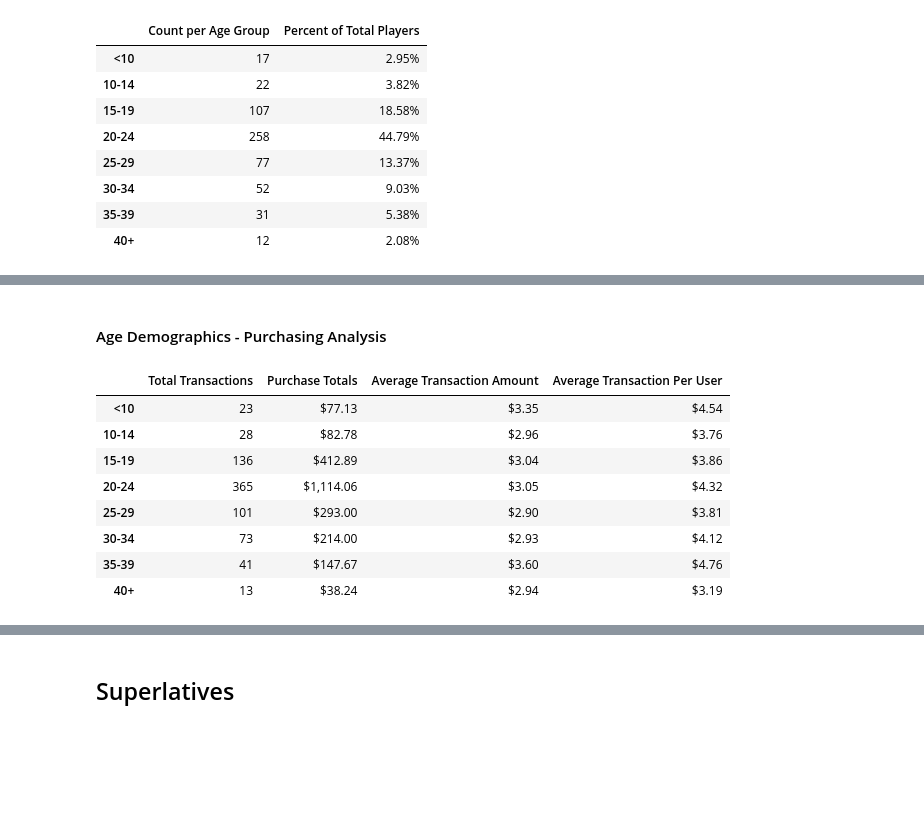
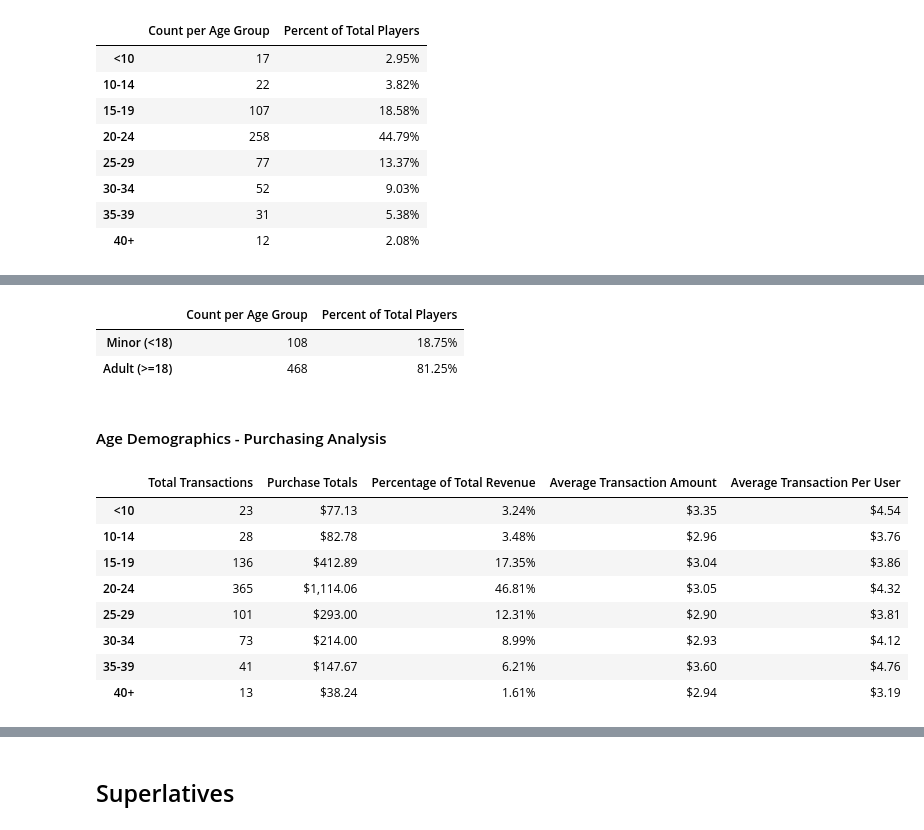
Before and after one commit to abaker178/pandas-challenge, a Jupyter notebook: HeroesOfPymoli/heroes-of-pymoli.ipynb, the cells around one changed output, grey strips where cells are left out. Saved outputs shown, nothing was run; the diff lists cells and outputs as text; code cells hidden in the pictures; blank space fills up the shorter version.

```diff
--- a/HeroesOfPymoli/heroes-of-pymoli.ipynb
+++ b/HeroesOfPymoli/heroes-of-pymoli.ipynb
@@ -151,3 +182,11 @@ age_overview_df
+# %%
+# The percent of the total players by Age
+age_minoradult_df["Percent of Total Players"] = [formatAsPercent(x) for x in age_minoradult_df["Count per Age Group"]/buyer_count]
+age_minoradult_df
+# %% [output]
+|  | Count per Age Group | Percent of Total Players |
+| Minor (<18) | 108 | 18.75% |
+| Adult (>=18) | 468 | 81.25% |
 # %% [markdown]
 #### Age Demographics - Purchasing Analysis
 # %%
@@ -165,24 +204,30 @@ age_purchase_df = age_purchase_df.rename(columns={"Age Range": "Total Transactio
 age_purchase_df = age_purchase_df.sort_index()
 # %%
 # Total Purchase Value
-total_purchase = [age_purchase_raw_df.loc[age_purchase_raw_df["Age Range"] == x, :]["Price"].sum() for x in bin_labels]
-age_purchase_df["Purchase Totals"] = ["${:,.2f}".format(x) for x in total_purchase]
+total_purchases = [age_purchase_raw_df.loc[age_purchase_raw_df["Age Range"] == x, :]["Price"].sum() for x in bin_labels]
 # %%
 # Average Purchase Price
 avg_trans = [age_purchase_raw_df.loc[age_purchase_raw_df["Age Range"] == x, :]["Price"].mean() for x in bin_labels]
-age_purchase_df["Average Transaction Amount"] = ["${:,.2f}".format(x) for x in avg_trans]
+# %%
+# Percentage of Total Revenue
+perc_rev = [x/total_revenue for x in total_purchases]
 # %%
 # Average Purchase Total per Person
-avg_per_person = [a/b for a,b in zip(total_purchase, age_overview_df["Count per Age Group"])]
-age_purchase_df["Average Transaction Per User"] = ["${:,.2f}".format(x) for x in avg_per_person]
-age_purchase_df
+avg_per_person = [a/b for a,b in zip(total_purchases, age_overview_df["Count per Age Group"])]
-# %% [output]
-|  | Total Transactions | Purchase Totals | Average Transaction Amount | Average Transaction Per User |
-| <10 | 23 | $77.13 | $3.35 | $4.54 |
-| 10-14 | 28 | $82.78 | $2.96 | $3.76 |
-| 15-19 | 136 | $412.89 | $3.04 | $3.86 |
-| 20-24 | 365 | $1,114.06 | $3.05 | $4.32 |
-| 25-29 | 101 | $293.00 | $2.90 | $3.81 |
-| 30-34 | 73 | $214.00 | $2.93 | $4.12 |
-| 35-39 | 41 | $147.67 | $3.60 | $4.76 |
-| 40+ | 13 | $38.24 | $2.94 | $3.19 |
+# %%
+# Format columns
+age_purchase_df["Purchase Totals"] = [formatAsCurrency(x) for x in total_purchases]
+age_purchase_df["Percentage of Total Revenue"] = [formatAsPercent(x) for x in perc_rev]
+age_purchase_df["Average Transaction Amount"] = [formatAsCurrency(x) for x in avg_trans]
+age_purchase_df["Average Transaction Per User"] = [formatAsCurrency(x) for x in avg_per_person]
+age_purchase_df
+# %% [output]
+|  | Total Transactions | Purchase Totals | Percentage of Total Revenue | Average Transaction Amount | Average Transaction Per User |
+| <10 | 23 | $77.13 | 3.24% | $3.35 | $4.54 |
+| 10-14 | 28 | $82.78 | 3.48% | $2.96 | $3.76 |
+| 15-19 | 136 | $412.89 | 17.35% | $3.04 | $3.86 |
+| 20-24 | 365 | $1,114.06 | 46.81% | $3.05 | $4.32 |
+| 25-29 | 101 | $293.00 | 12.31% | $2.90 | $3.81 |
+| 30-34 | 73 | $214.00 | 8.99% | $2.93 | $4.12 |
+| 35-39 | 41 | $147.67 | 6.21% | $3.60 | $4.76 |
+| 40+ | 13 | $38.24 | 1.61% | $2.94 | $3.19 |
```
Also changed, not shown: parts of 21 cells of this notebook, 1 other file.
